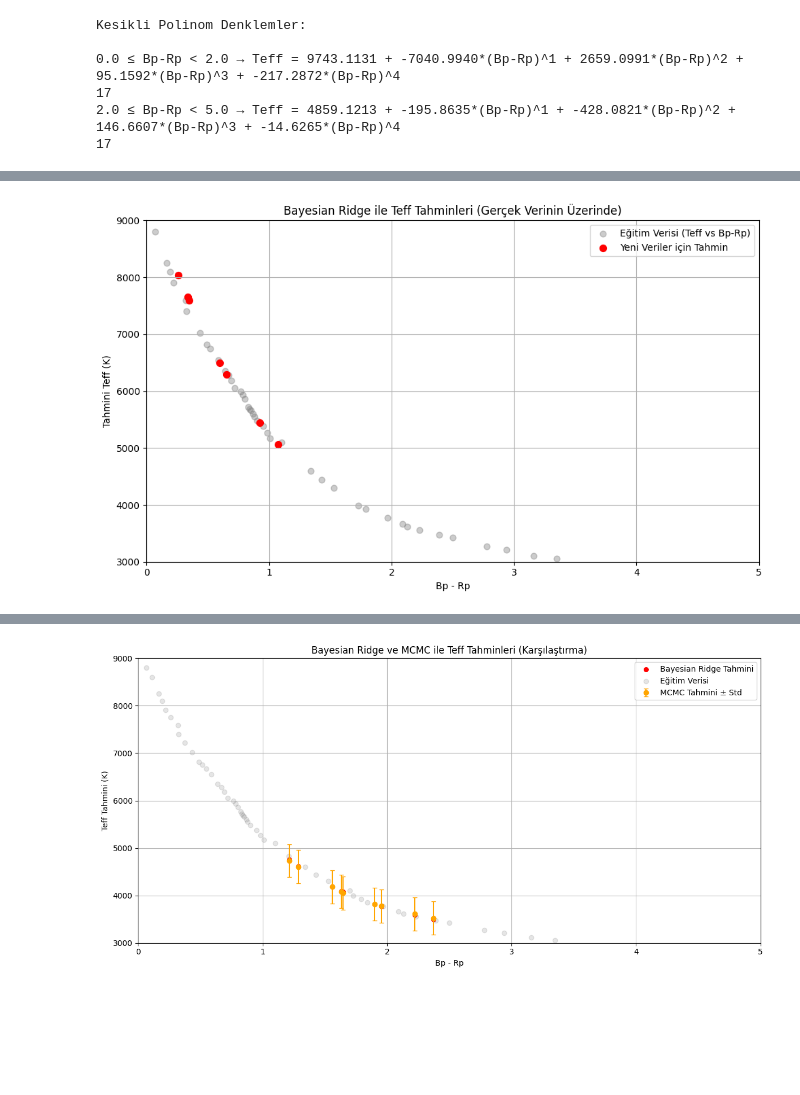
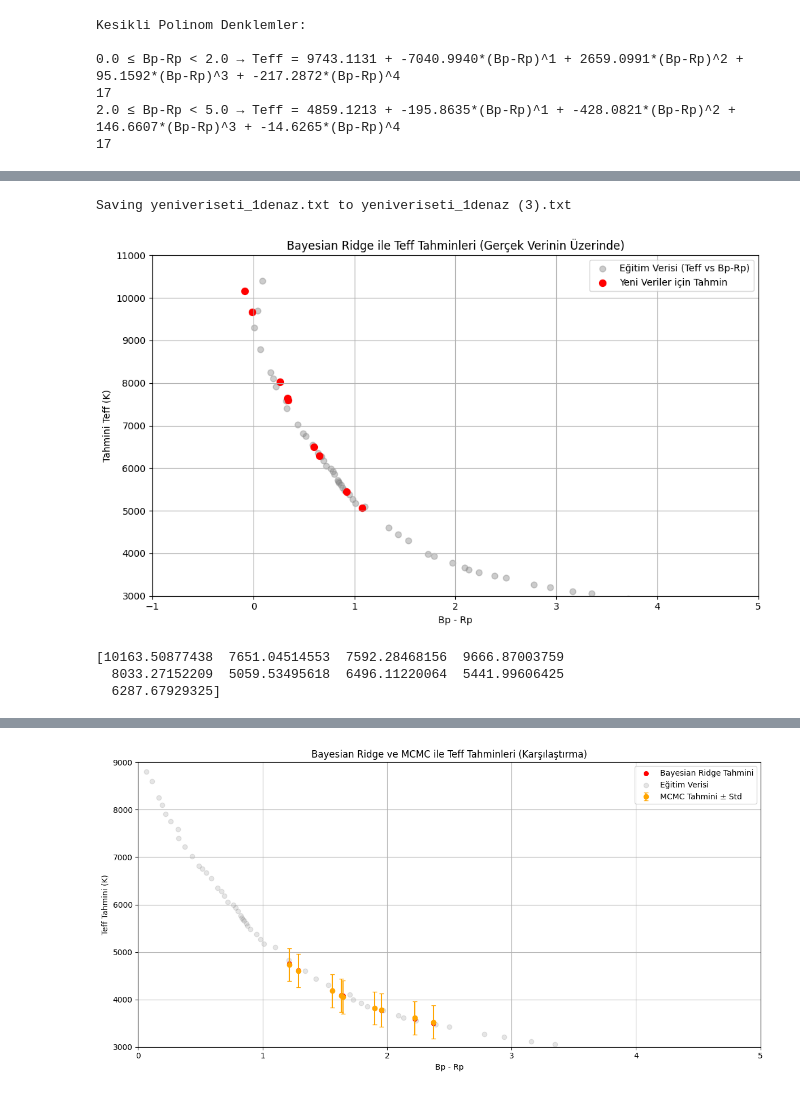
Before and after one commit to gulnurdeviren/Star, a Jupyter notebook: star_yeni.ipynb, the cells around one changed output, grey strips where cells are left out. Cells and saved outputs as stored; diff of their text form; code cells hidden in the pictures; blank space fills up the shorter version.

```diff
--- a/star_yeni.ipynb
+++ b/star_yeni.ipynb
@@ -171,5 +227,5 @@ Tahmin edilen Teff : 8933.64 K
 # %%
-#uploaded3 = files.upload()
+uploaded3 = files.upload()
 df_bprp = pd.read_csv("yeniveriseti_1denaz.txt")
 bprp_new = df_bprp["Bp-Rp"].values.astype(float)
 bprp_vander_new = np.vander(bprp_new, N=n_order + 1, increasing=True)
@@ -187,10 +243,11 @@ plt.scatter(bprp_new, teff_new, color='red', s=50, label="Yeni Veriler için Tah
 plt.xlabel("Bp - Rp")
 plt.ylabel("Tahmini Teff (K)")
 plt.title("Bayesian Ridge ile Teff Tahminleri (Gerçek Verinin Üzerinde)")
-plt.xlim(0.0, 5.0)
-plt.ylim(3000, 9000)
+plt.xlim(-1.0, 5.0)
+plt.ylim(3000, 11000)
 plt.grid(True)
 plt.legend()
 plt.tight_layout()
 plt.show()
+print(teff_new)
 # %% [output]
@@ -197,4 +255,8 @@ plt.show()
+Saving yeniveriseti_1denaz.txt to yeniveriseti_1denaz (3).txt
-[figure, old version]
+[figure, new version]
+[10163.50877438  7651.04514553  7592.28468156  9666.87003759
+  8033.27152209  5059.53495618  6496.11220064  5441.99606425
+  6287.67929325]
 # %%
 uploaded2 = files.upload()
 
```
Also changed, not shown: parts of 5 cells of this notebook.
